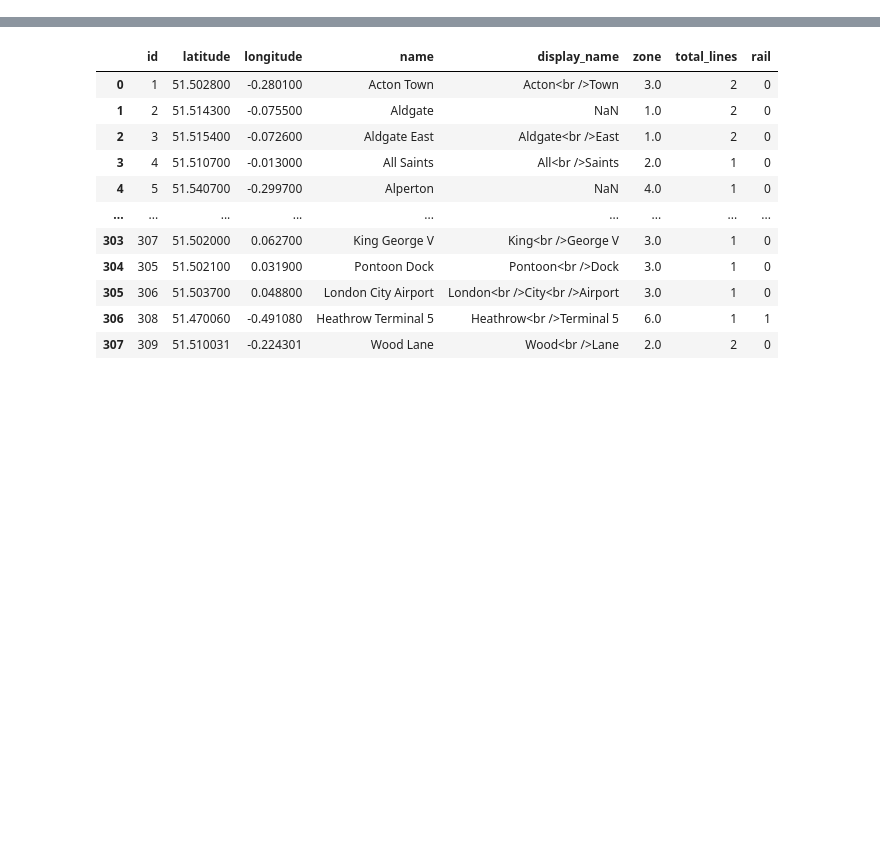
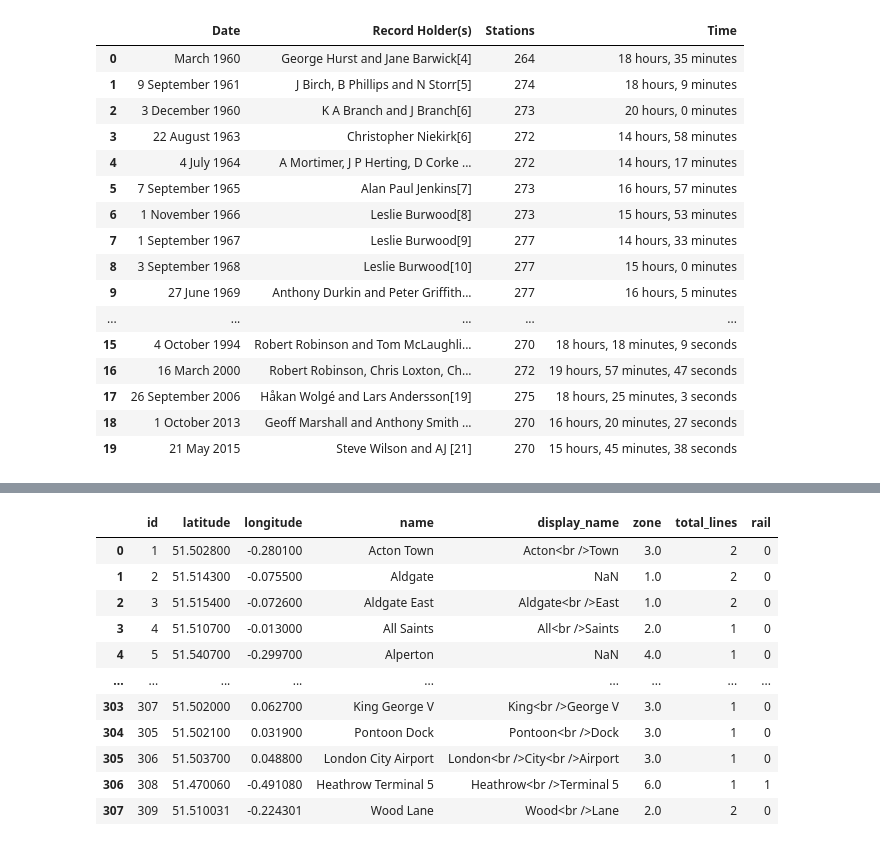
Before and after one commit to PrettyTurtle201738639/Tube_challenge, a Jupyter notebook: build_tube_network.ipynb, the cells around one changed output, grey strips where cells are left out. Cells and saved outputs as stored; diff of their text form; code cells hidden in the pictures; blank space fills up the shorter version.

```diff
--- a/build_tube_network.ipynb
+++ b/build_tube_network.ipynb
@@ -0,0 +13,50 @@
+# %%
+# Import libraries
+import requests
+from bs4 import BeautifulSoup
+import pandas as pd
+# Create an URL object
+url = 'https://en.wikipedia.org/wiki/Tube_Challenge'
+# Create object page
+page = requests.get(url)
+# parser-lxml = Change html to Python friendly format
+# Obtain page's information
+soup = BeautifulSoup(page.text, 'lxml')
+soup
+
+# Obtain information from tag <table>
+table1 = soup.find('table')
+#print(table1)
+# Obtain every title of columns with tag <th>
+headers = []
+for i in table1.find_all('th'):
+    title = i.text[:-1]
+    headers.append(title)
+# Create a dataframe
+mydata = pd.DataFrame(columns = headers)
+# Create a for loop to fill mydata
+for j in table1.find_all('tr')[1:]:
+    row_data = j.find_all('td')
+    row = [i.text[:-1] for i in row_data]
+    length = len(mydata)
+    mydata.loc[length] = row
+
+mydata
+# %% [output]
+|  | Date | Record Holder(s) | Stations | Time |
+| 0 | March 1960 | George Hurst and Jane Barwick[4] | 264 | 18 hours, 35 minutes |
+| 1 | 9 September 1961 | J Birch, B Phillips and N Storr[5] | 274 | 18 hours, 9 minutes |
+| 2 | 3 December 1960 | K A Branch and J Branch[6] | 273 | 20 hours, 0 minutes |
+| 3 | 22 August 1963 | Christopher Niekirk[6] | 272 | 14 hours, 58 minutes |
+| 4 | 4 July 1964 | A Mortimer, J P Herting, D Corke ... | 272 | 14 hours, 17 minutes |
+| 5 | 7 September 1965 | Alan Paul Jenkins[7] | 273 | 16 hours, 57 minutes |
+| 6 | 1 November 1966 | Leslie Burwood[8] | 273 | 15 hours, 53 minutes |
+| 7 | 1 September 1967 | Leslie Burwood[9] | 277 | 14 hours, 33 minutes |
+| 8 | 3 September 1968 | Leslie Burwood[10] | 277 | 15 hours, 0 minutes |
+| 9 | 27 June 1969 | Anthony Durkin and Peter Griffith... | 277 | 16 hours, 5 minutes |
+| ... | ... | ... | ... | ... |
+| 15 | 4 October 1994 | Robert Robinson and Tom McLaughli... | 270 | 18 hours, 18 minutes, 9 seconds |
+| 16 | 16 March 2000 | Robert Robinson, Chris Loxton, Ch... | 272 | 19 hours, 57 minutes, 47 seconds |
+| 17 | 26 September 2006 | Håkan Wolgé and Lars Andersson[19] | 275 | 18 hours, 25 minutes, 3 seconds |
+| 18 | 1 October 2013 | Geoff Marshall and Anthony Smith ... | 270 | 16 hours, 20 minutes, 27 seconds |
+| 19 | 21 May 2015 | Steve Wilson and AJ [21] | 270 | 15 hours, 45 minutes, 38 seconds |
```
Also changed, not shown: parts of 36 cells of this notebook, 51 other files.
